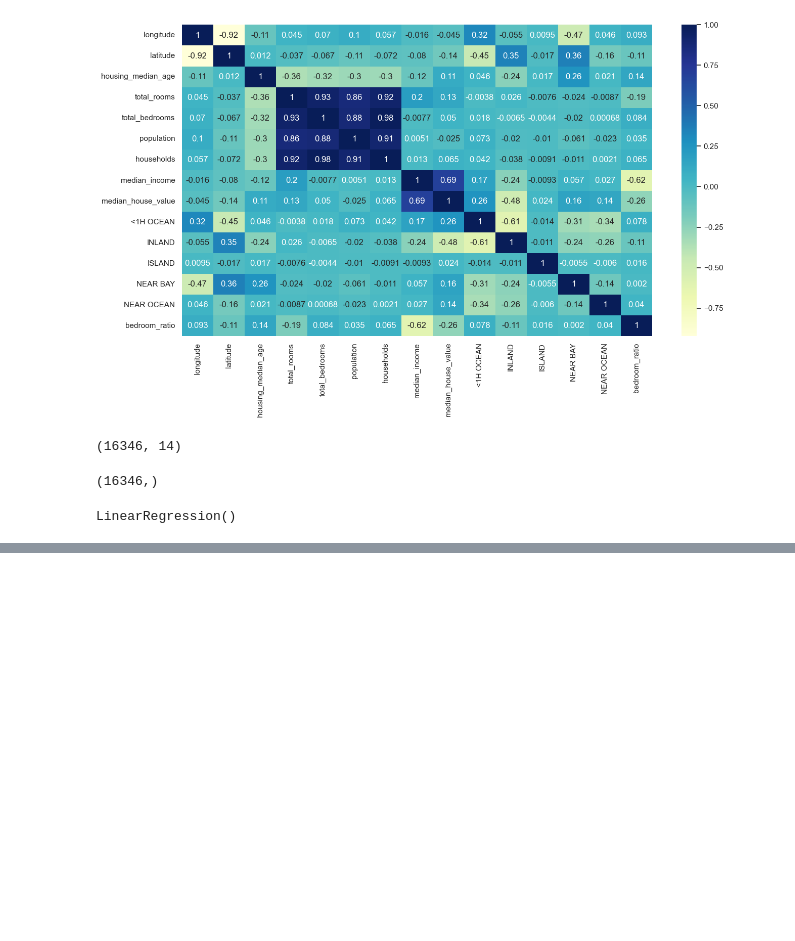
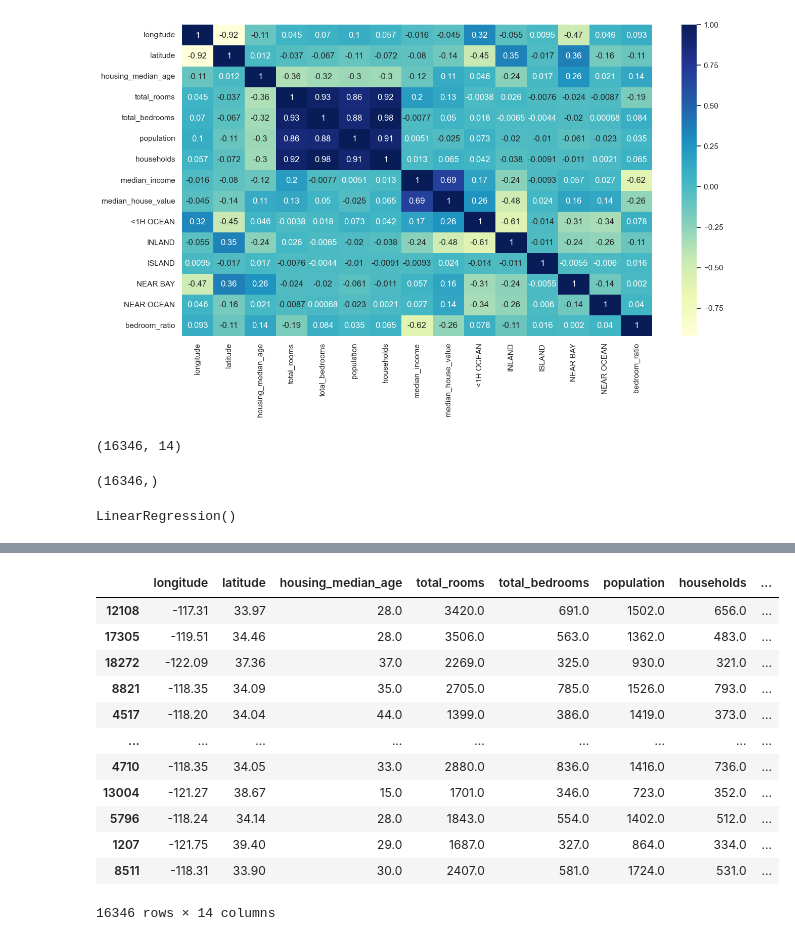
Before and after one commit to diorel/IApython, a Jupyter notebook: EjercicioRegresionLineal.ipynb, the cells around one changed output, grey strips where cells are left out. Cells and saved outputs as stored; diff of their text form; code cells hidden in the pictures; blank space fills up the shorter version.

```diff
--- a/EjercicioRegresionLineal.ipynb
+++ b/EjercicioRegresionLineal.ipynb
@@ -311,0 +351,16 @@ pd.DataFrame(comparativa)
+# %%
+X_ent
+# %% [output]
+|  | longitude | latitude | housing_median_age | total_rooms | total_bedrooms | population | households | ... |
+| 12108 | -117.31 | 33.97 | 28.0 | 3420.0 | 691.0 | 1502.0 | 656.0 | ... |
+| 17305 | -119.51 | 34.46 | 28.0 | 3506.0 | 563.0 | 1362.0 | 483.0 | ... |
+| 18272 | -122.09 | 37.36 | 37.0 | 2269.0 | 325.0 | 930.0 | 321.0 | ... |
+| 8821 | -118.35 | 34.09 | 35.0 | 2705.0 | 785.0 | 1526.0 | 793.0 | ... |
+| 4517 | -118.20 | 34.04 | 44.0 | 1399.0 | 386.0 | 1419.0 | 373.0 | ... |
+| ... | ... | ... | ... | ... | ... | ... | ... | ... |
+| 4710 | -118.35 | 34.05 | 33.0 | 2880.0 | 836.0 | 1416.0 | 736.0 | ... |
+| 13004 | -121.27 | 38.67 | 15.0 | 1701.0 | 346.0 | 723.0 | 352.0 | ... |
+| 5796 | -118.24 | 34.14 | 28.0 | 1843.0 | 554.0 | 1402.0 | 512.0 | ... |
+| 1207 | -121.75 | 39.40 | 29.0 | 1687.0 | 327.0 | 864.0 | 334.0 | ... |
+| 8511 | -118.31 | 33.90 | 30.0 | 2407.0 | 581.0 | 1724.0 | 531.0 | ... |
+16346 rows × 14 columns
```
Also changed, not shown: parts of 16 cells of this notebook, 1 other file.
